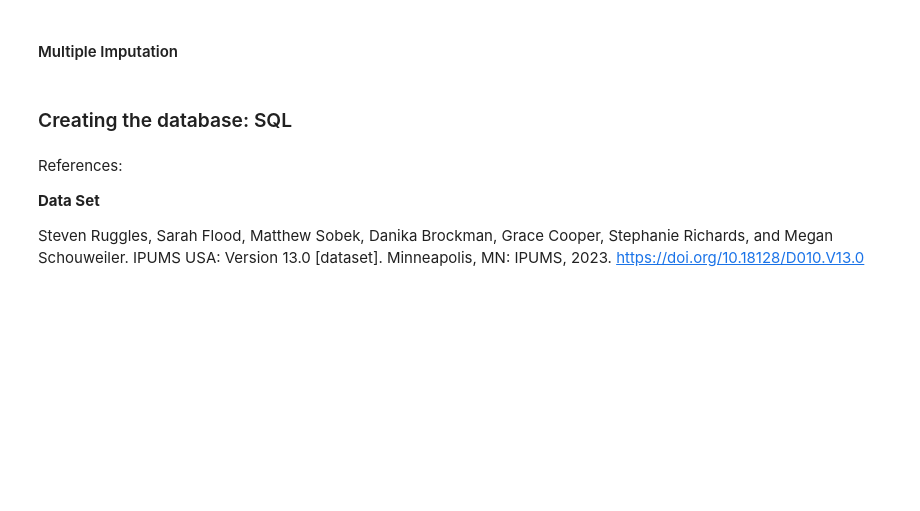
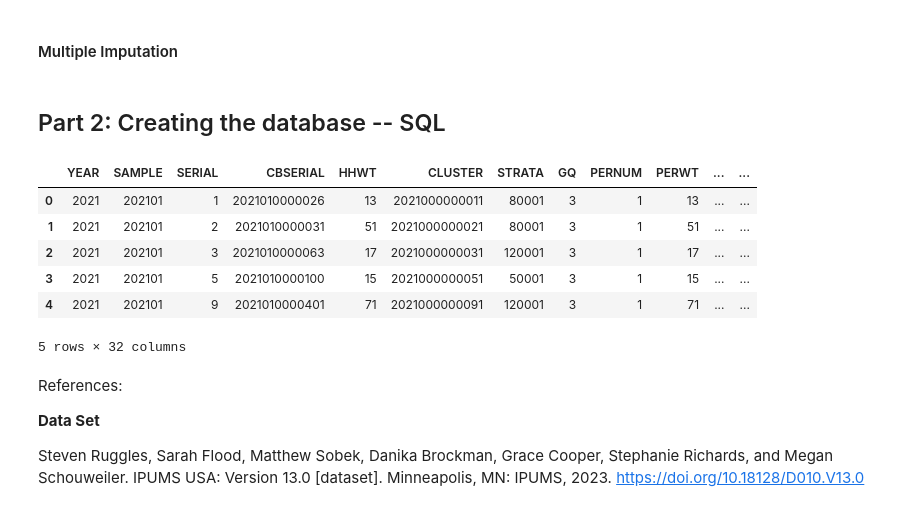
Before and after one commit to 1digitaldesign/sample-code, a Jupyter notebook: ETL_&_SQL_Tai,Betty.ipynb, the cells around one changed output. Cells and saved outputs as stored; diff of their text form; code cells hidden in the pictures; blank space fills up the shorter version.

```diff
--- a/ETL_&_SQL_Tai,Betty.ipynb
+++ b/ETL_&_SQL_Tai,Betty.ipynb
@@ -204,12 +204,12 @@ dtype: int64
 #### Substitution by median
 # %%
 from sklearn.impute import SimpleImputer
-train_mean = df_nan[['BIRTHYR','FTOTINC','INCWAGE']].copy()
-mean_imputer = SimpleImputer(strategy='median')
-train_mean.iloc[:,:] = mean_imputer.fit_transform(train_mean)
-train_mean.isnull().sum()
-df_fill = df_nan.fillna(train_mean)
-df_fill.isnull().sum()
+train_median = df_nan[['BIRTHYR','FTOTINC','INCWAGE']].copy()
+median_imputer = SimpleImputer(strategy='median')
+train_median.iloc[:,:] = median_imputer.fit_transform(train_median)
+train_median.isnull().sum()
+df_median = df_nan.fillna(train_median)
+df_median.isnull().sum()
 # %% [output]
 YEAR          0
 SAMPLE        0
@@ -235,7 +235,19 @@ dtype: int64
 # %% [markdown]
 #### Multiple Imputation
 # %% [markdown]
-### Creating the database: SQL
+## Part 2: Creating the database -- SQL
+# %%
+conn = sqlite3.connect('censusData.db')
+df_median.to_sql('censusDatabase', con = conn, if_exists='replace', index=False)
+pd.read_sql('SELECT * FROM censusDatabase WHERE AGE > "40"', con = conn).head()
+# %% [output]
+|  | YEAR | SAMPLE | SERIAL | CBSERIAL | HHWT | CLUSTER | STRATA | GQ | PERNUM | PERWT | ... | ... |
+| 0 | 2021 | 202101 | 1 | 2021010000026 | 13 | 2021000000011 | 80001 | 3 | 1 | 13 | ... | ... |
+| 1 | 2021 | 202101 | 2 | 2021010000031 | 51 | 2021000000021 | 80001 | 3 | 1 | 51 | ... | ... |
+| 2 | 2021 | 202101 | 3 | 2021010000063 | 17 | 2021000000031 | 120001 | 3 | 1 | 17 | ... | ... |
+| 3 | 2021 | 202101 | 5 | 2021010000100 | 15 | 2021000000051 | 50001 | 3 | 1 | 15 | ... | ... |
+| 4 | 2021 | 202101 | 9 | 2021010000401 | 71 | 2021000000091 | 120001 | 3 | 1 | 71 | ... | ... |
+5 rows × 32 columns
 # %% [markdown]
 References:
 
```
Also changed, not shown: parts of 5 cells of this notebook.
